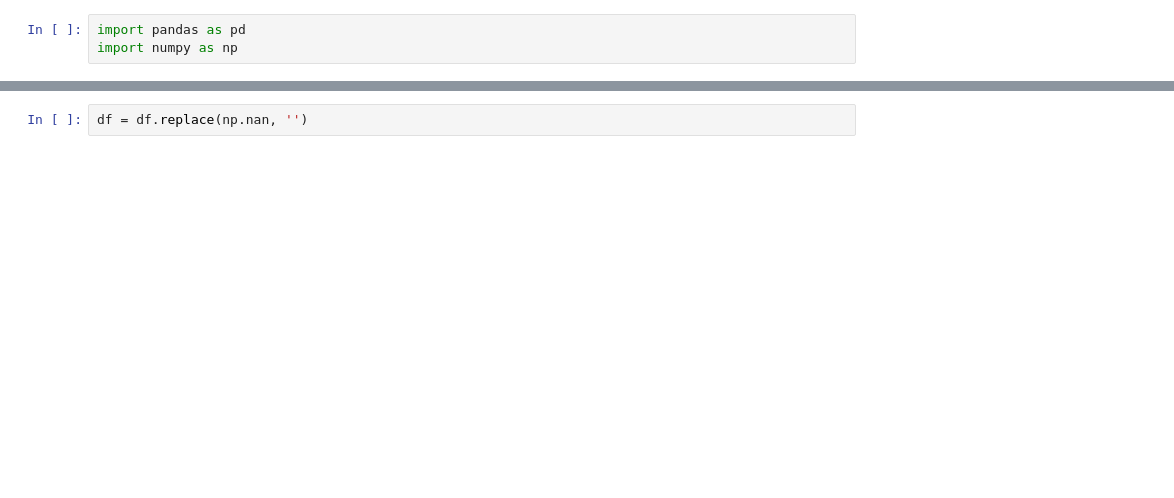
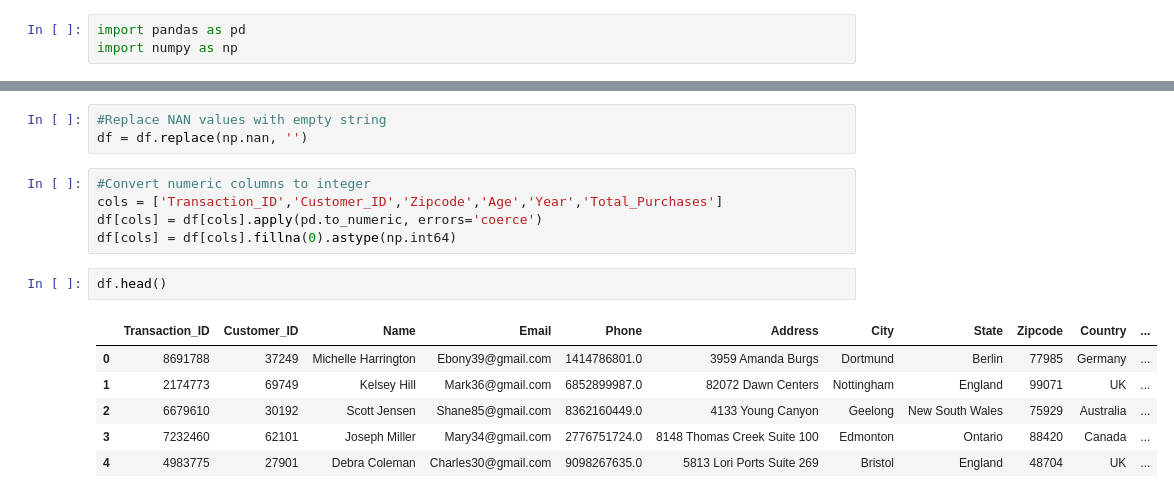
Before and after one commit to tsarahbd/retail-data-analysis, a Jupyter notebook: Retail-Data-Analysis.ipynb, the cells around one changed output, grey strips where cells are left out. Drawn from its saved outputs; the diff is of its cells as text; blank space fills up the shorter version.

```diff
--- a/Retail-Data-Analysis.ipynb
+++ b/Retail-Data-Analysis.ipynb
@@ -53,2 +27,17 @@ df.head(10)
 # %%
+#Replace NAN values with empty string
 df = df.replace(np.nan, '')
+# %%
+#Convert numeric columns to integer
+cols = ['Transaction_ID','Customer_ID','Zipcode','Age','Year','Total_Purchases']
+df[cols] = df[cols].apply(pd.to_numeric, errors='coerce')
+df[cols] = df[cols].fillna(0).astype(np.int64)
+# %%
+df.head()
+# %% [output]
+|  | Transaction_ID | Customer_ID | Name | Email | Phone | Address | City | State | Zipcode | Country | ... |
+| 0 | 8691788 | 37249 | Michelle Harrington | Ebony39@gmail.com | 1414786801.0 | 3959 Amanda Burgs | Dortmund | Berlin | 77985 | Germany | ... |
+| 1 | 2174773 | 69749 | Kelsey Hill | Mark36@gmail.com | 6852899987.0 | 82072 Dawn Centers | Nottingham | England | 99071 | UK | ... |
+| 2 | 6679610 | 30192 | Scott Jensen | Shane85@gmail.com | 8362160449.0 | 4133 Young Canyon | Geelong | New South Wales | 75929 | Australia | ... |
+| 3 | 7232460 | 62101 | Joseph Miller | Mary34@gmail.com | 2776751724.0 | 8148 Thomas Creek Suite 100 | Edmonton | Ontario | 88420 | Canada | ... |
+| 4 | 4983775 | 27901 | Debra Coleman | Charles30@gmail.com | 9098267635.0 | 5813 Lori Ports Suite 269 | Bristol | England | 48704 | UK | ... |
```
Also changed, not shown: parts of 8 cells of this notebook.
